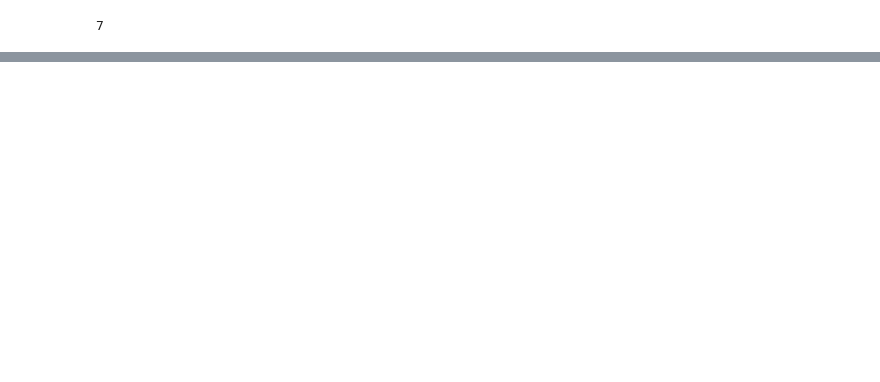
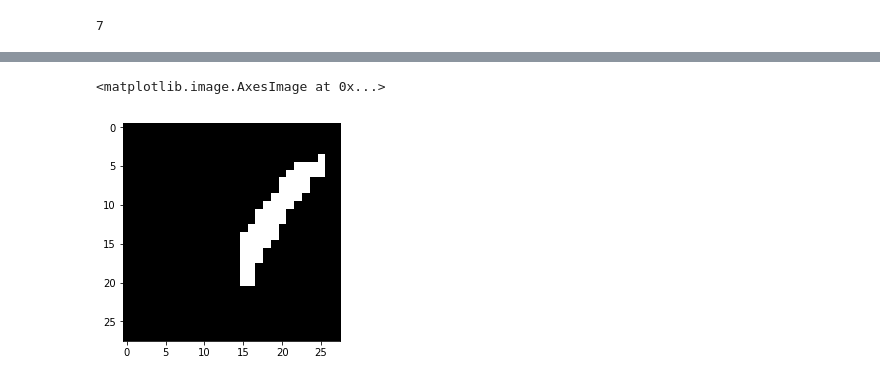
Before and after one commit to rodrigo-fss/pdi, a Jupyter notebook: Leitor_Nota/image_classificator.ipynb, the cells around one changed output, grey strips where cells are left out. Saved outputs shown, nothing was run; the diff lists cells and outputs as text; code cells hidden in the pictures; blank space fills up the shorter version.

```diff
--- a/Leitor_Nota/image_classificator.ipynb
+++ b/Leitor_Nota/image_classificator.ipynb
@@ -135,0 +127,5 @@ plt.imshow(x_test[3],cmap='gray')
+# %%
+plt.imshow(x_test_p[6],cmap='gray')
+# %% [output]
+<matplotlib.image.AxesImage at 0x...>
+[figure, added]
```
Also changed, not shown: parts of 18 cells of this notebook, 8 other files.
